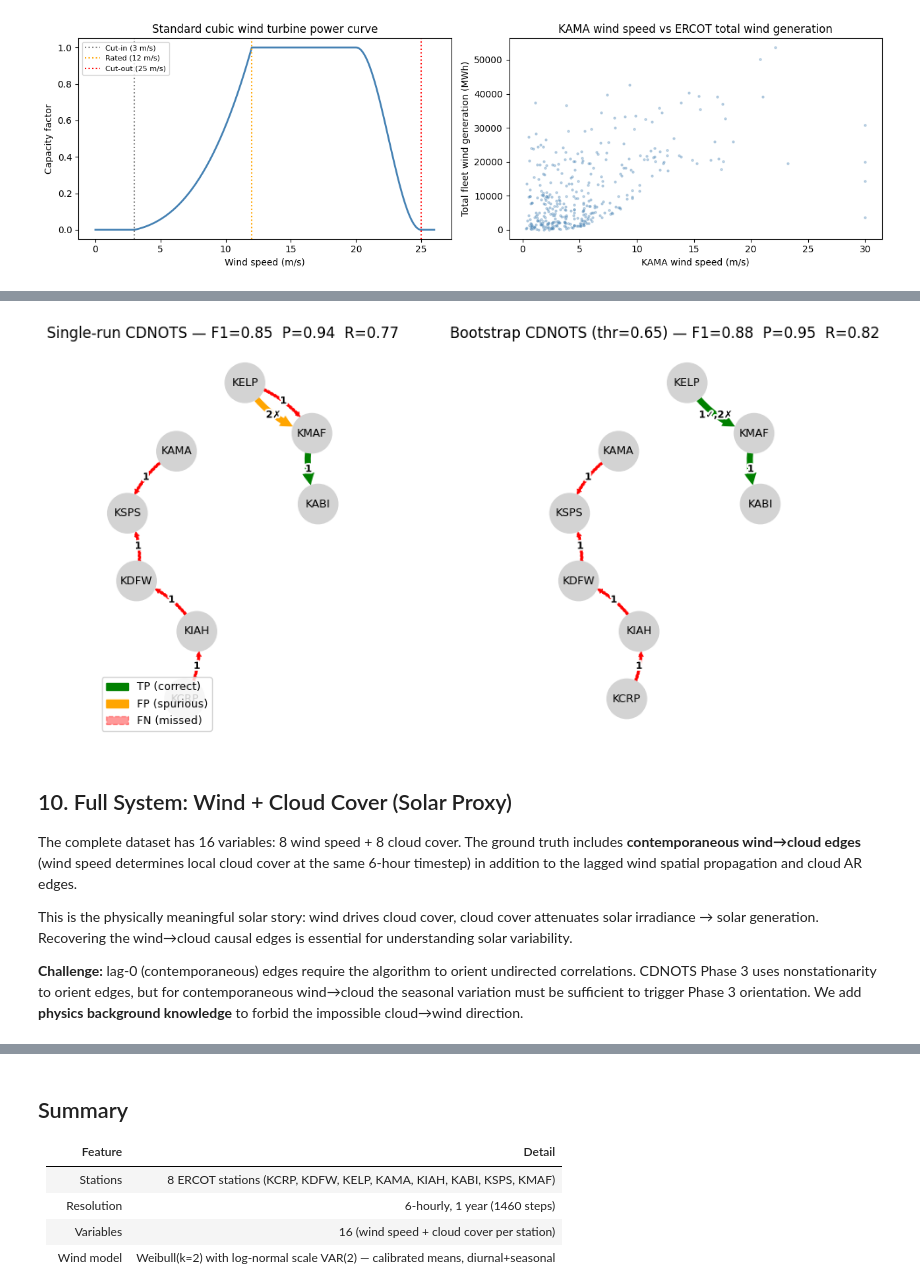
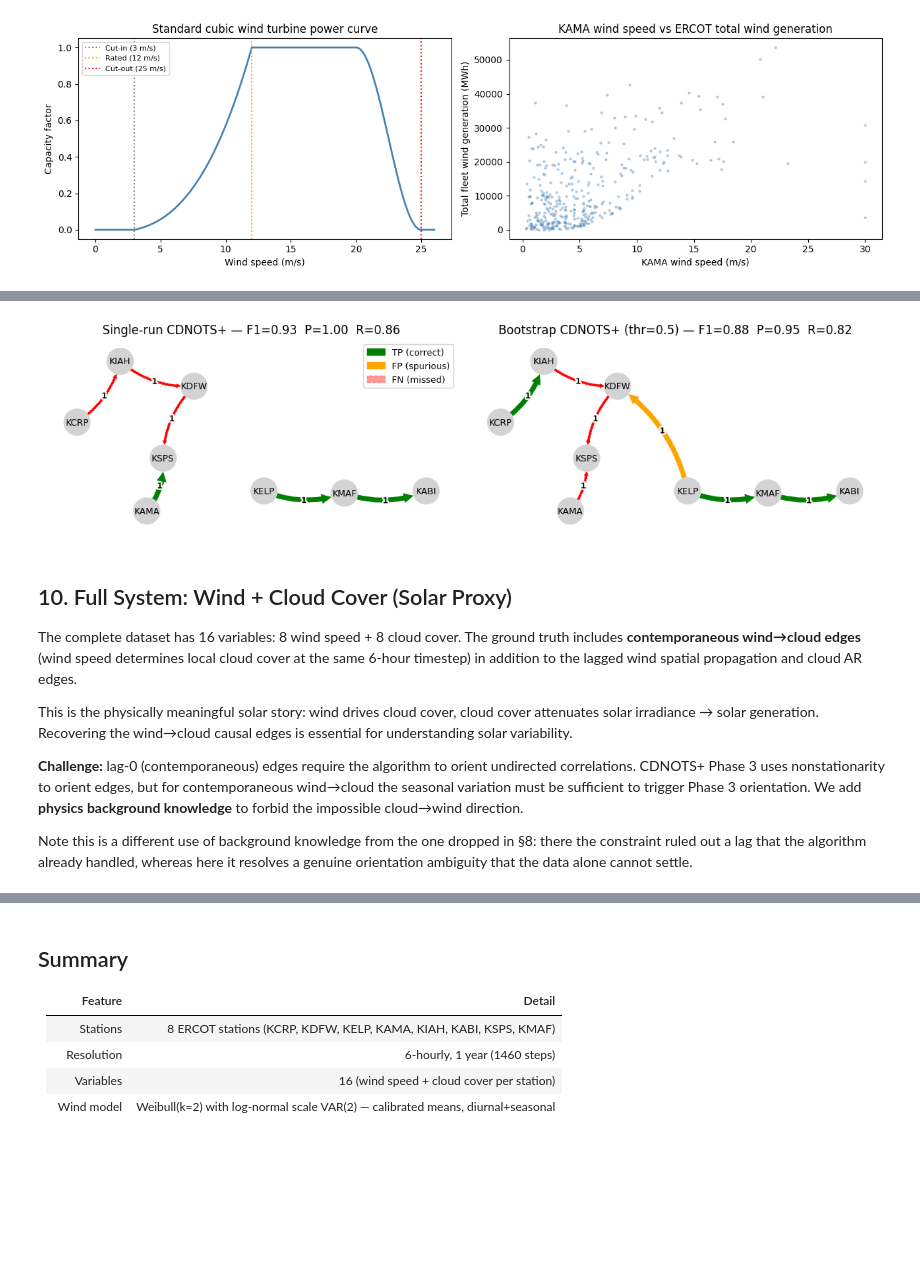
Before and after one commit to bloomberg/causal-ts, a Jupyter notebook: examples/weather_benchmark.ipynb, the cells around one changed output, grey strips where cells are left out. Saved outputs shown, nothing was run; the diff lists cells and outputs as text; code cells hidden in the pictures; blank space fills up the shorter version.

```diff
--- a/examples/weather_benchmark.ipynb
+++ b/examples/weather_benchmark.ipynb
@@ -311,16 +336,22 @@ wind_labels  = [s.upper() for s in STATIONS]
 
 ci = PartialCorr(data=np.zeros((2, 2)))
 
-# --- Baseline CDNOTS (unconstrained) ---
+# --- CDNOTS+ (unconstrained) ---
 t0 = time.time()
-_res = run_cdnots(
-    df_wind, ci, num_lags=2, include_C=False, alpha=0.01
+_res = run_cdnots_plus(
+    df_wind, ci, num_lags=2, include_C=False, alpha=0.05
 )
 cdnots_time = time.time() - t0
 
 disc_cdnots = _res.cg_tig
 m_base = evaluate_graph(disc_cdnots, gt_wind_only)
-print(f"CDNOTS baseline  ({cdnots_time:.1f}s):  "
+print(f"CDNOTS+  ({cdnots_time:.1f}s):  "
       f"F1={m_base['F1']:.3f}  Prec={m_base['Precision']:.3f}  "
       f"Rec={m_base['TPR']:.3f}  SHD={m_base['SHD']}")
+
+# Same graph, scored on cross-station edges only — the hard part.
+m_base_x = evaluate_graph(disc_cdnots, gt_wind_only, exclude_self_loops=True)
+print(f"  cross-station only:  F1={m_base_x['F1']:.3f}  "
+      f"Prec={m_base_x['Precision']:.3f}  Rec={m_base_x['TPR']:.3f}  "
+      f"SHD={m_base_x['SHD']}")
 # %% [output]
@@ -475,15 +488,15 @@ _, _, pos = compare_graphs(
     gt_wind_only, disc_cdnots,
     var_names=wind_labels, #node_pos=node_pos,
     node_layout="fdp", return_pos=True,
-    fig_ax=(fig, ax1), node_size=0.25, arrow_linewidth=5,
+    fig_ax=(fig, ax1), node_size=0.15, arrow_linewidth=5,
     node_label_size=9, link_label_fontsize=8,
     fn_linewidth=3,fn_style="-",legend_loc=None,
-    title=f'CDNOTS: F1={m_bk_x["F1"]:.2f}  P={m_bk_x["Precision"]:.2f}  R={m_bk_x["TPR"]:.2f}',
+    title=f'CDNOTS+: F1={m_base_x["F1"]:.2f}  P={m_base_x["Precision"]:.2f}  R={m_base_x["TPR"]:.2f}',
 )
 compare_graphs(
     gt_wind_only, res_cedar_dcor.cg_tig,
     var_names=wind_labels, node_pos=pos,
-    fig_ax=(fig, ax2), node_size=0.25, arrow_linewidth=5,
+    fig_ax=(fig, ax2), node_size=0.15, arrow_linewidth=5,
     node_label_size=9, link_label_fontsize=8, show_legend=False,
     title=f'CEDAR: F1={m_sd_x["F1"]:.2f}  P={m_sd_x["Precision"]:.2f}  R={m_sd_x["TPR"]:.2f}',
 )
@@ -556,32 +607,32 @@ Bootstrap: 20/20 runs, window = 876 steps (219 days)
 # %%
-# Threshold chosen from the heatmap: 0.75 retains well-supported spatial edges
-THRESHOLD = 0.65
+# Threshold chosen from the persistence panel above
+THRESHOLD = 0.5
 G_boot = (persist >= THRESHOLD).astype(int)
 np.fill_diagonal(G_boot[:, :, 0], 0)   # remove self-loops at lag 0
 
 from causalts.utils import evaluate_graph
 m_boot  = evaluate_graph(G_boot,    gt_wind_only)
 m_base2 = evaluate_graph(disc_cdnots, gt_wind_only)
 
 fig, (ax1, ax2) = plt.subplots(1, 2, figsize=(12, 5))
 compare_graphs(
     gt_wind_only, disc_cdnots,
     var_names=wind_labels, node_pos=pos,
-    fig_ax=(fig, ax1), node_size=0.25, arrow_linewidth=5,
-    node_label_size=9, link_label_fontsize=8,
-    title=f'Single-run CDNOTS — F1={m_base2["F1"]:.2f}  P={m_base2["Precision"]:.2f}  R={m_base2["TPR"]:.2f}',
+    fig_ax=(fig, ax1), node_size=0.15, arrow_linewidth=5,
+    node_label_size=9, link_label_fontsize=8, legend_loc=None,
+    title=f'Single-run CDNOTS+ — F1={m_base2["F1"]:.2f}  P={m_base2["Precision"]:.2f}  R={m_base2["TPR"]:.2f}',
 )
 compare_graphs(
     gt_wind_only, G_boot,
     var_names=wind_labels, node_pos=pos,
-    fig_ax=(fig, ax2), node_size=0.25, arrow_linewidth=5,
+    fig_ax=(fig, ax2), node_size=0.15, arrow_linewidth=5,
     node_label_size=9, link_label_fontsize=8, show_legend=False,
-    title=f'Bootstrap CDNOTS (thr={THRESHOLD}) — F1={m_boot["F1"]:.2f}  P={m_boot["Precision"]:.2f}  R={m_boot["TPR"]:.2f}',
+    title=f'Bootstrap CDNOTS+ (thr={THRESHOLD}) — F1={m_boot["F1"]:.2f}  P={m_boot["Precision"]:.2f}  R={m_boot["TPR"]:.2f}',
 )
 plt.tight_layout()
 plt.show()
 # %% [output]
-[figure, old version]
+[figure, new version]
 # %% [markdown]
 ## 10. Full System: Wind + Cloud Cover (Solar Proxy)
 
@@ -595,10 +646,15 @@ cover attenuates solar irradiance → solar generation. Recovering the wind→cl
 causal edges is essential for understanding solar variability.
 
 **Challenge:** lag-0 (contemporaneous) edges require the algorithm to orient
-undirected correlations. CDNOTS Phase 3 uses nonstationarity to orient edges,
+undirected correlations. CDNOTS+ Phase 3 uses nonstationarity to orient edges,
 but for contemporaneous wind→cloud the seasonal variation must be sufficient
 to trigger Phase 3 orientation. We add **physics background knowledge** to
 forbid the impossible cloud→wind direction.
+
+Note this is a different use of background knowledge from the one dropped in
+§8: there the constraint ruled out a lag that the algorithm already handled,
+whereas here it resolves a genuine orientation ambiguity that the data alone
+cannot settle.
 # %%
 # Full 16-variable system: wind + cloud
 from causalts.cdnots import make_background_knowledge
```
Also changed, not shown: parts of 12 cells of this notebook, 19 other files.
